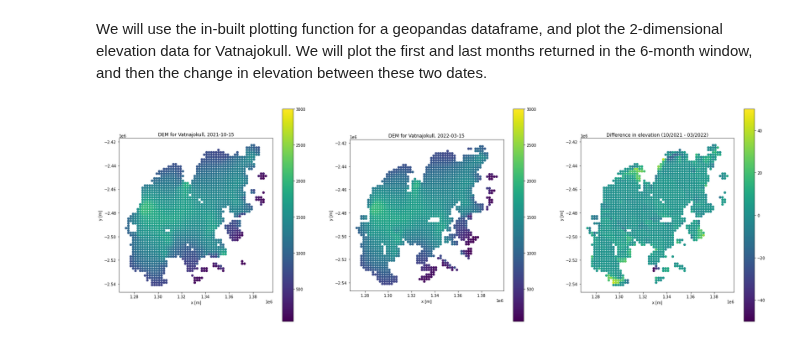
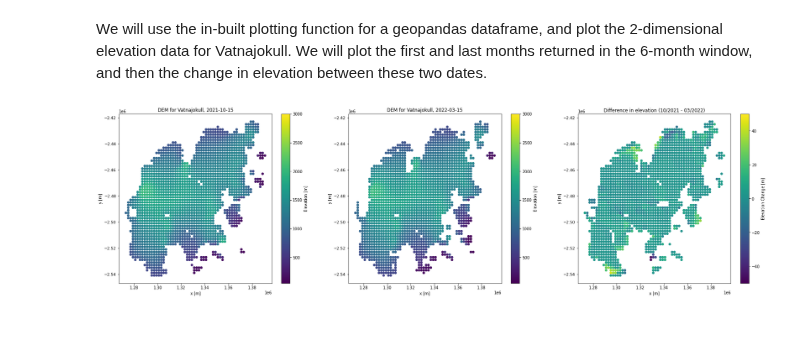
Before and after one commit to earthwave/eolis_demo_notebooks, a Jupyter notebook: cryotempo_eolis_download_plot_gridded_data.ipynb, the cells around one changed output. Saved outputs shown, nothing was run; the diff lists cells and outputs as text; code cells hidden in the pictures.

Commit message:
Updated gridded plots

```diff
--- a/cryotempo_eolis_download_plot_gridded_data.ipynb
+++ b/cryotempo_eolis_download_plot_gridded_data.ipynb
@@ -159,20 +159,21 @@ dates = [datetime.datetime.fromtimestamp(a[0]) for a in timestamp_list]
 # %% [markdown]
 We will use the in-built plotting function for a geopandas dataframe, and plot the 2-dimensional elevation data for Vatnajokull. We will plot the first and last months returned in the 6-month window, and then the change in elevation between these two dates.
 # %%
+fig, axs = plt.subplots(1,3,figsize=(30, 8))
+a=axs[0].scatter(gdfs[0]['x'],gdfs[0]['y'],c=gdfs[0]['elevation'], s=30, cmap='viridis', vmin = 50, vmax = 3000)
+plt.colorbar(a, ax=axs[0], label='Elevation [m]')
+axs[0].set_title('DEM for Vatnajokull, '+str(dates[0].date()))
 
-fig, axs = plt.subplots(1,3,figsize=(30, 10))
-gdf1 = gdfs[0]
-a = gdf1.plot(ax=axs[0], column=gdf1['elevation'], markersize=30, cmap='viridis',vmin = 50,vmax = 3000, legend=True)
-axs[0].set_title('DEM for Vatnajokull, '+str(dates[0].date()))
-gdf2 = gdfs[-1]
-b = gdf2.plot(ax=axs[1], column=gdf2['elevation'], markersize=30, cmap='viridis',vmin = 50,vmax = 3000, legend=True)
+b=axs[1].scatter(gdfs[-1]['x'],gdfs[-1]['y'],c=gdfs[1]['elevation'], s=30, cmap='viridis', vmin = 50 ,vmax = 3000)
+plt.colorbar(b, ax=axs[1], label='Elevation [m]')
 axs[1].set_title('DEM for Vatnajokull, '+str(dates[-1].date()))
 
-c = gdf2.plot(ax=axs[2], column=gdf2['elevation']-gdf1['elevation'], markersize=30, cmap='viridis',  vmin = -50,vmax = 50, legend=True)
+c=axs[2].scatter(gdfs[-1]['x'],gdfs[-1]['y'],c=gdfs[-1]['elevation']-gdfs[0]['elevation'], s=30, cmap='viridis', vmin = -50, vmax = 50)
+plt.colorbar(c, ax=axs[2], label='Elevation Change [m]')
 axs[2].set_title('Difference in elevation (10/2021 - 03/2022)')
 
 for i in range(len(axs)):
     axs[i].set_xlabel('x [m]')
     axs[i].set_ylabel('y [m]')
 # %% [output]
-[figure, old version]
+[figure, new version]
```
Also changed, not shown: 1 other file.
